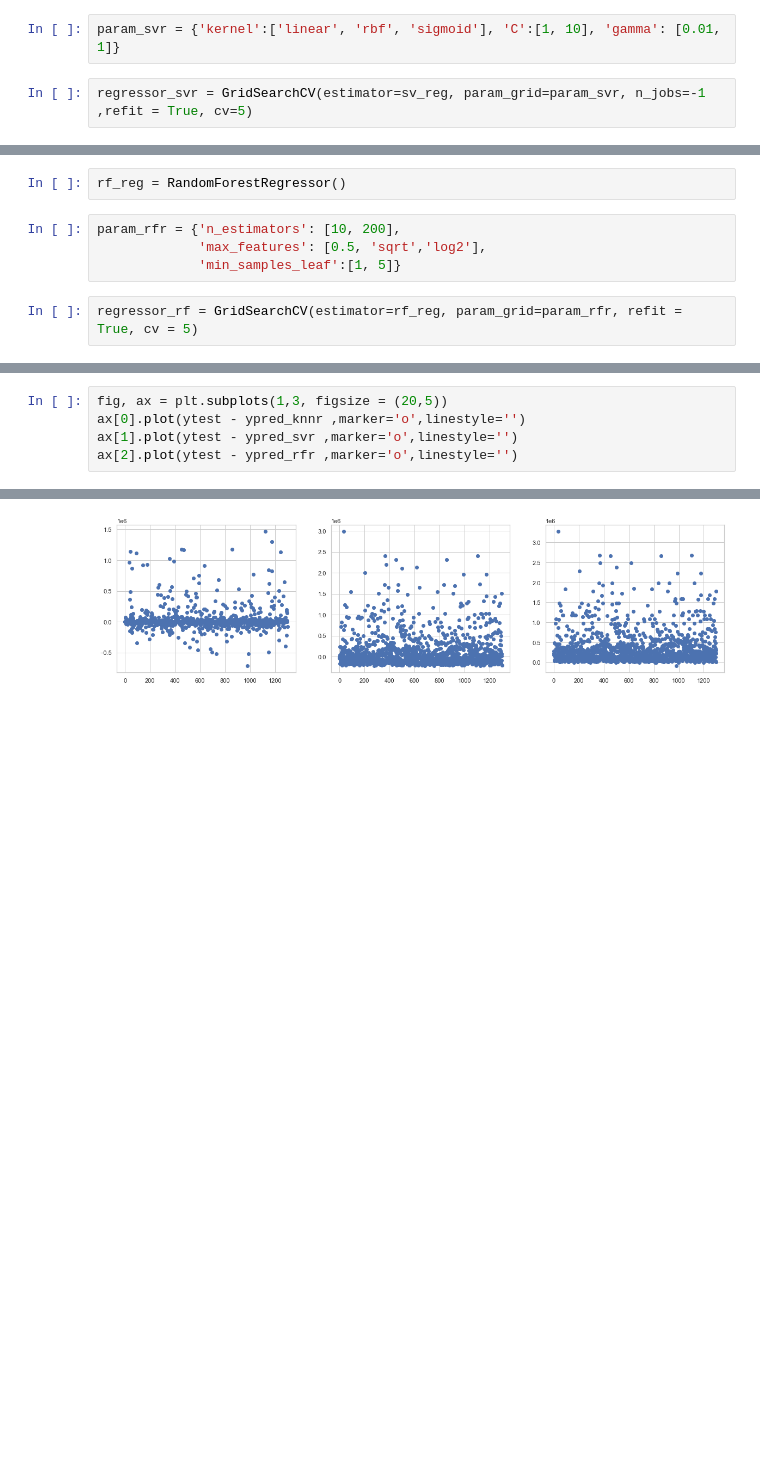
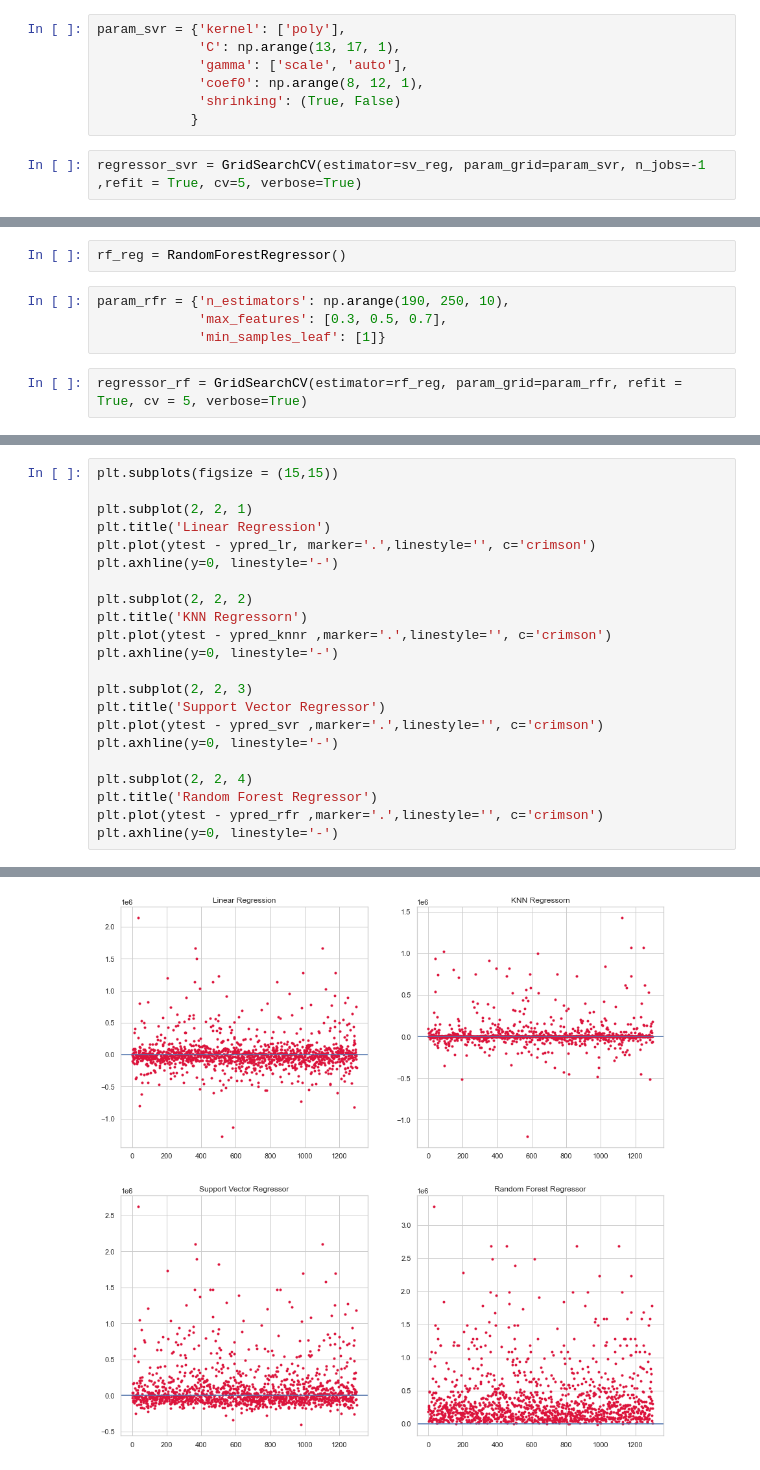
Before and after one commit to stevennm/data_science_utn_clusterai2021_Martins, a Jupyter notebook: clusterai_Steven_Martins_machine_learning.ipynb, the cells around one changed output, grey strips where cells are left out. Saved outputs shown, nothing was run; the diff lists cells and outputs as text; blank space fills up the shorter version.

```diff
--- a/clusterai_Steven_Martins_machine_learning.ipynb
+++ b/clusterai_Steven_Martins_machine_learning.ipynb
@@ -179,9 +169,14 @@ plt.show()
 # %%
 sv_reg = SVR()
 # %%
-param_svr = {'kernel':['linear', 'rbf', 'sigmoid'], 'C':[1, 10], 'gamma': [0.01, 1]}
+param_svr = {'kernel': ['poly'],
+             'C': np.arange(13, 17, 1),
+             'gamma': ['scale', 'auto'],
+             'coef0': np.arange(8, 12, 1),
+             'shrinking': (True, False)
+            }
 # %%
-regressor_svr = GridSearchCV(estimator=sv_reg, param_grid=param_svr, n_jobs=-1 ,refit = True, cv=5)
+regressor_svr = GridSearchCV(estimator=sv_reg, param_grid=param_svr, n_jobs=-1 ,refit = True, cv=5, verbose=True)
 # %%
 regressor_svr.fit(xtrain_sc, ytrain)
 # %% [output]
@@ -202,11 +204,11 @@ np.sqrt(mean_squared_error(ytest, ypred_svr))
 # %%
 rf_reg = RandomForestRegressor()
 # %%
-param_rfr = {'n_estimators': [10, 200],
-             'max_features': [0.5, 'sqrt','log2'],
-             'min_samples_leaf':[1, 5]}
+param_rfr = {'n_estimators': np.arange(190, 250, 10),
+             'max_features': [0.3, 0.5, 0.7],
+             'min_samples_leaf': [1]}
 # %%
-regressor_rf = GridSearchCV(estimator=rf_reg, param_grid=param_rfr, refit = True, cv = 5)
+regressor_rf = GridSearchCV(estimator=rf_reg, param_grid=param_rfr, refit = True, cv = 5, verbose=True)
 # %%
 regressor_rf.fit(xtrain, ytrain)
 # %% [output]
@@ -230,6 +236,23 @@ np.sqrt(mean_squared_error(ytest, ypred_rfr))
 # %%
-fig, ax = plt.subplots(1,3, figsize = (20,5))
-ax[0].plot(ytest - ypred_knnr ,marker='o',linestyle='')
-ax[1].plot(ytest - ypred_svr ,marker='o',linestyle='')
-ax[2].plot(ytest - ypred_rfr ,marker='o',linestyle='')
+plt.subplots(figsize = (15,15))
+
+plt.subplot(2, 2, 1)
+plt.title('Linear Regression')
+plt.plot(ytest - ypred_lr, marker='.',linestyle='', c='crimson')
+plt.axhline(y=0, linestyle='-')
+
+plt.subplot(2, 2, 2)
+plt.title('KNN Regressorn')
+plt.plot(ytest - ypred_knnr ,marker='.',linestyle='', c='crimson')
+plt.axhline(y=0, linestyle='-')
+
+plt.subplot(2, 2, 3)
+plt.title('Support Vector Regressor')
+plt.plot(ytest - ypred_svr ,marker='.',linestyle='', c='crimson')
+plt.axhline(y=0, linestyle='-')
+
+plt.subplot(2, 2, 4)
+plt.title('Random Forest Regressor')
+plt.plot(ytest - ypred_rfr ,marker='.',linestyle='', c='crimson')
+plt.axhline(y=0, linestyle='-')
 # %% [output]
@@ -237,2 +260,2 @@ ax[2].plot(ytest - ypred_rfr ,marker='o',linestyle='')
-[figure, old version]
+[figure, new version]
 # %%
```
Also changed, not shown: parts of 28 cells of this notebook.
